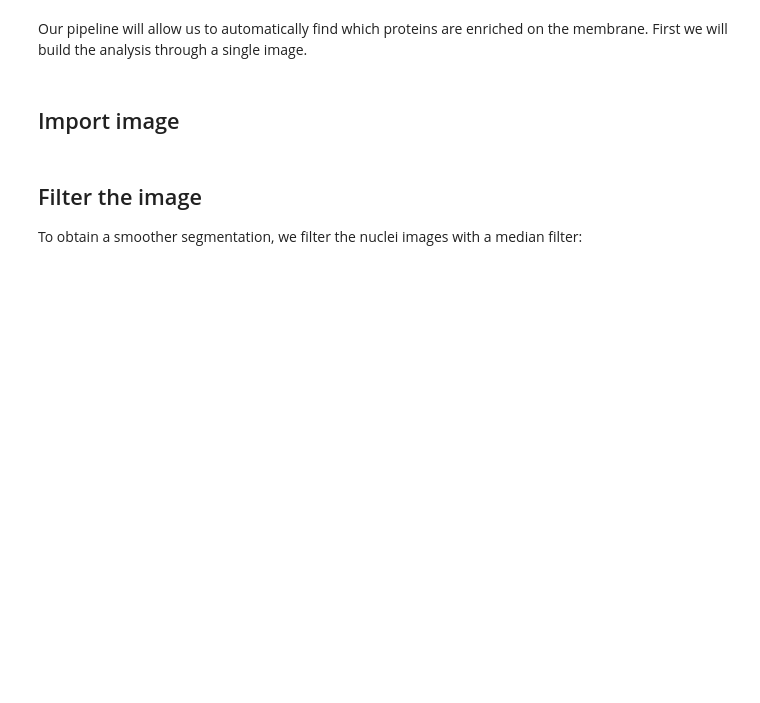
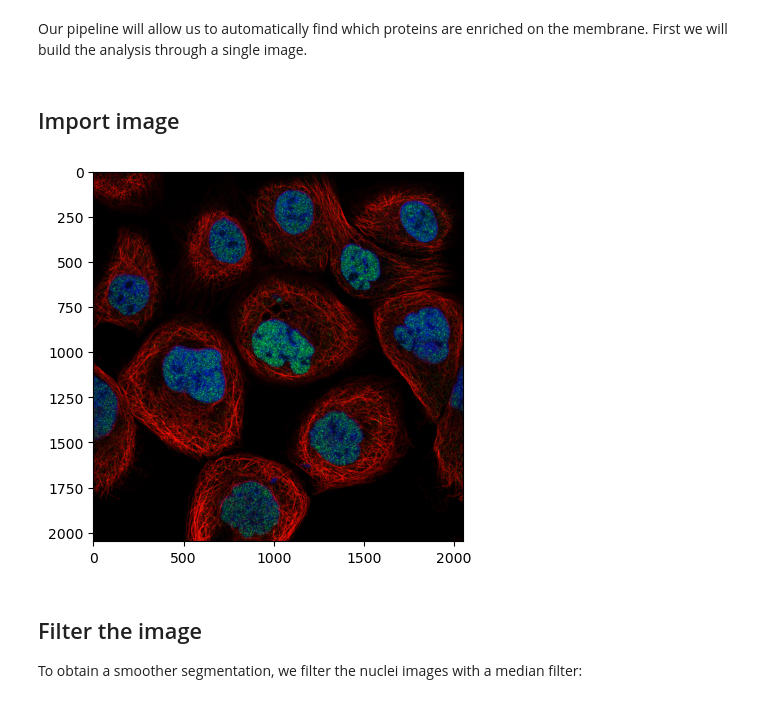
Before and after one commit to Euro-BioImaging/evolve-python-hybrid-course, a Jupyter notebook: Day_2_June_24/Jupyter_Notebooks/05_pipeline_and_data_analysis.ipynb, the cells around one changed output. Drawn from its saved outputs; the diff is of its cells as text; code cells hidden in the pictures; blank space fills up the shorter version.

```diff
--- a/Day_2_June_24/Jupyter_Notebooks/05_pipeline_and_data_analysis.ipynb
+++ b/Day_2_June_24/Jupyter_Notebooks/05_pipeline_and_data_analysis.ipynb
@@ -35,8 +38,10 @@ Our pipeline will allow us to automatically find which proteins are enriched on
 # %% [markdown]
 ## Import image
 # %%
-image = skimage.io.imread('https://github.com/guiwitz/PyImageCourse_beginner/raw/cellatlas/images/24138_196_F7_2.tif')
+image = skimage.io.imread('../images/cells_atlas/24138_196_F7_2.tif')
 plt.imshow(image);
+# %% [output]
+[figure, added]
 # %% [markdown]
 ## Filter the image
 
```
Also changed, not shown: parts of 4 cells of this notebook, 3 other files.
